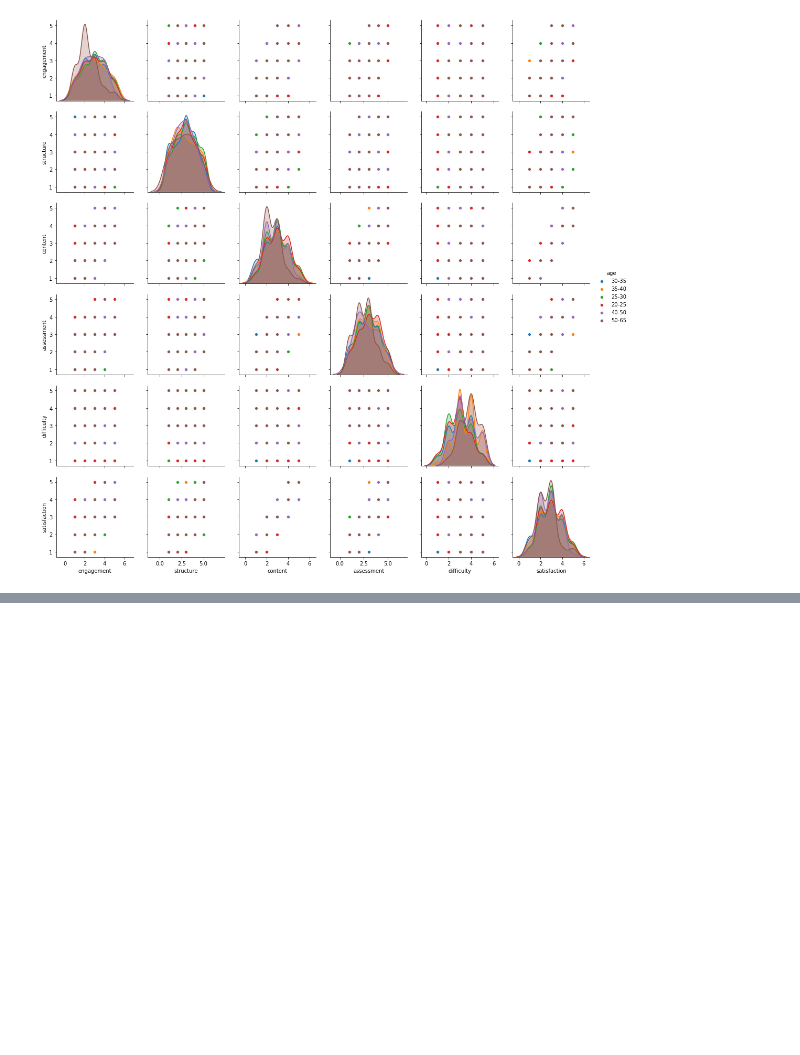
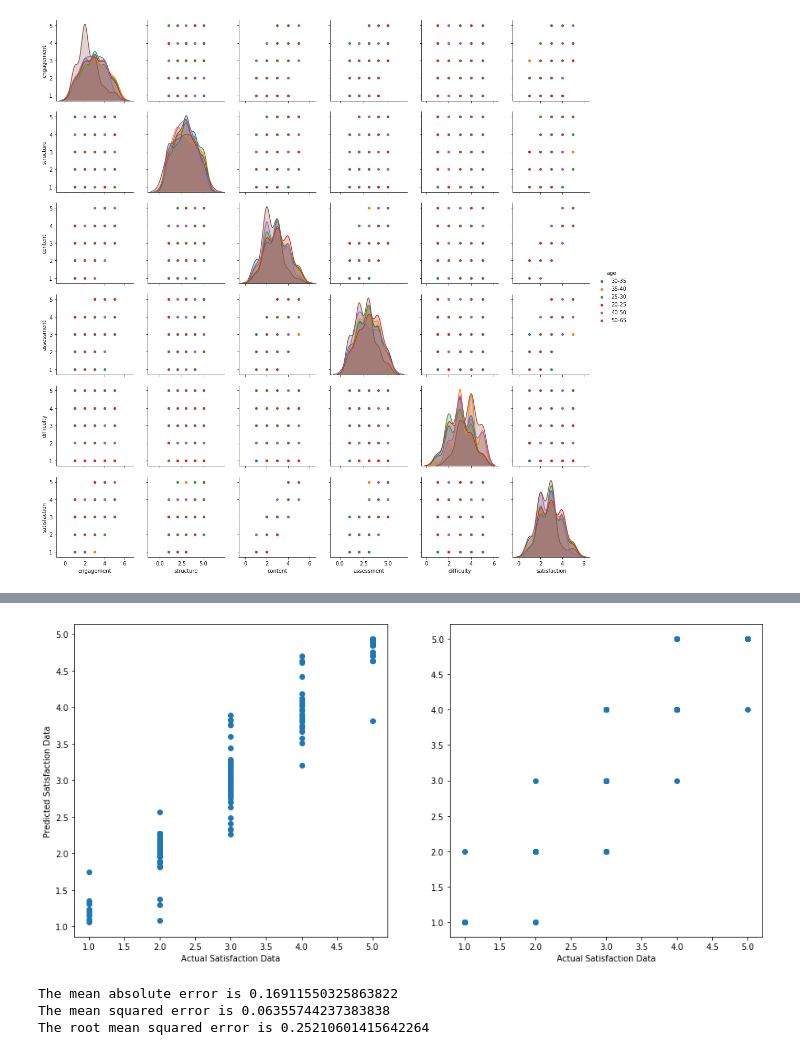
Before and after one commit to ashleycampion/GMIT_Programming_for_data_analysis_Assignment, a Jupyter notebook: Programming for Data Analytics Project.ipynb, the cells around one changed output, grey strips where cells are left out. Saved outputs shown, nothing was run; the diff lists cells and outputs as text; code cells hidden in the pictures; blank space fills up the shorter version.

Commit message:
adding linear regression

```diff
--- a/Programming for Data Analytics Project.ipynb
+++ b/Programming for Data Analytics Project.ipynb
@@ -191,0 +201,36 @@ plt.show()
+# %%
+# some code taken from here:
+# https://www.freecodecamp.org/news/how-to-build-and-train-linear-and-logistic-regression-ml-models-in-python/
+
+from sklearn.model_selection import train_test_split
+from sklearn.linear_model import LinearRegression
+from sklearn import metrics
+
+# our dependent variables
+x = df[['engagement', 'content', 'structure', 'assessment', 'difficulty']]
+# our target variable
+y = df['satisfaction']
+
+# train our model on 0.7 of our data
+x_train, x_test, y_train, y_test = train_test_split(x, y, test_size = 0.3)
+
+model = LinearRegression()
+model.fit(x_train, y_train)
+
+predictions = model.predict(x_test)
+fig, axes = plt.subplots(nrows=1, ncols=2, figsize=(15,7))
+axes[0].scatter(y_test, predictions)
+axes[0].set_ylabel("Predicted Satisfaction Data")
+axes[0].set_xlabel("Actual Satisfaction Data")
+axes[1].scatter(y_test, predictions.round())
+axes[1].set_xlabel("Actual Satisfaction Data")
+plt.show()
+
+print(f'The mean absolute error is {metrics.mean_absolute_error(y_test, predictions)}')
+print(f'The mean squared error is {metrics.mean_squared_error(y_test, predictions)}')
+print(f'The root mean squared error is {np.sqrt(metrics.mean_squared_error(y_test, predictions))}')
+# %% [output]
+[figure, added]
+The mean absolute error is 0.16911550325863822
+The mean squared error is 0.06355744237383838
+The root mean squared error is 0.25210601415642264
```
Also changed, not shown: parts of 3 cells of this notebook.
